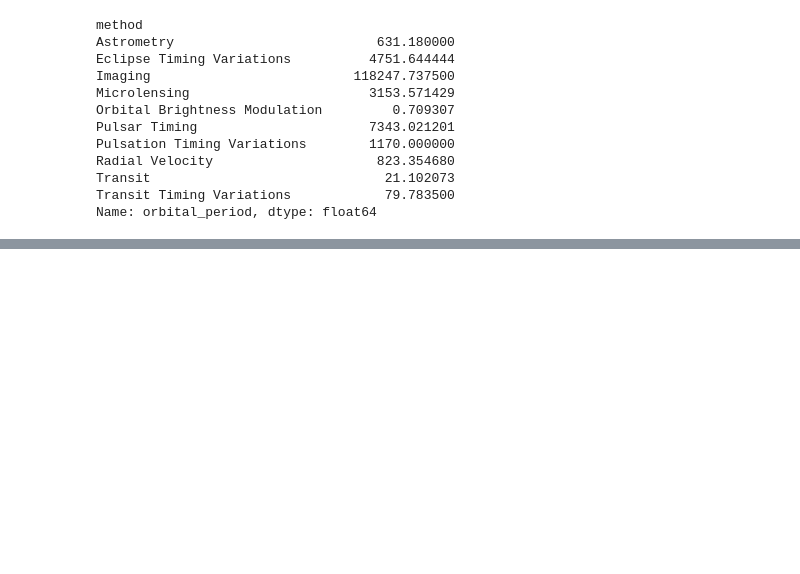
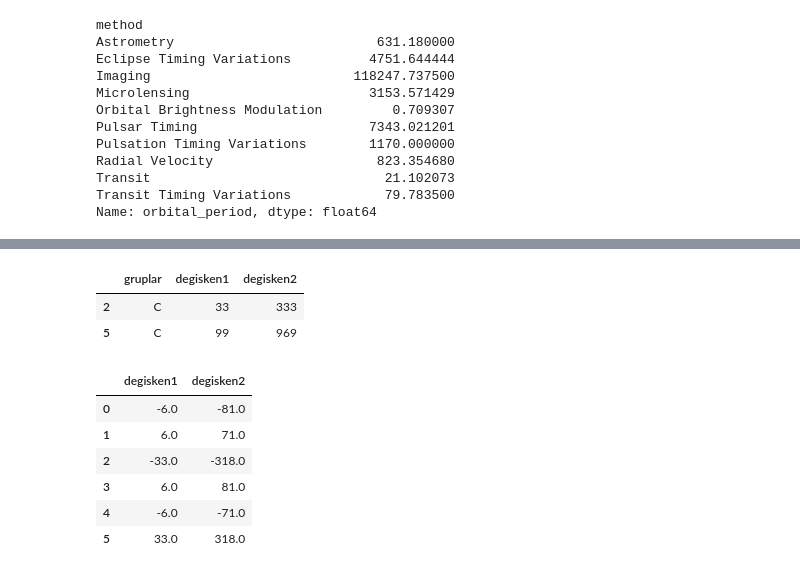
Before and after one commit to bevirgen/Data-Science---Artificial-Intelligence, a Jupyter notebook: 1. Python/2. Dr. M. Vahit Keskin/3. Pandas Basics/pandas_basics.ipynb, the cells around one changed output, grey strips where cells are left out. Saved outputs shown, nothing was run; the diff lists cells and outputs as text; code cells hidden in the pictures; blank space fills up the shorter version.

```diff
--- a/1. Python/2. Dr. M. Vahit Keskin/3. Pandas Basics/pandas_basics.ipynb
+++ b/1. Python/2. Dr. M. Vahit Keskin/3. Pandas Basics/pandas_basics.ipynb
@@ -978,0 +1019,16 @@ df.groupby('method')['orbital_period'].describe().T
+# %%
+df.groupby('gruplar').filter(filter_func)
+# %% [output]
+|  | gruplar | degisken1 | degisken2 |
+| 2 | C | 33 | 333 |
+| 5 | C | 99 | 969 |
+# %%
+df.groupby('gruplar').transform(lambda x:x-x.mean())
+# %% [output]
+|  | degisken1 | degisken2 |
+| 0 | -6.0 | -81.0 |
+| 1 | 6.0 | 71.0 |
+| 2 | -33.0 | -318.0 |
+| 3 | 6.0 | 81.0 |
+| 4 | -6.0 | -71.0 |
+| 5 | 33.0 | 318.0 |
```
Also changed, not shown: parts of 37 cells of this notebook.
